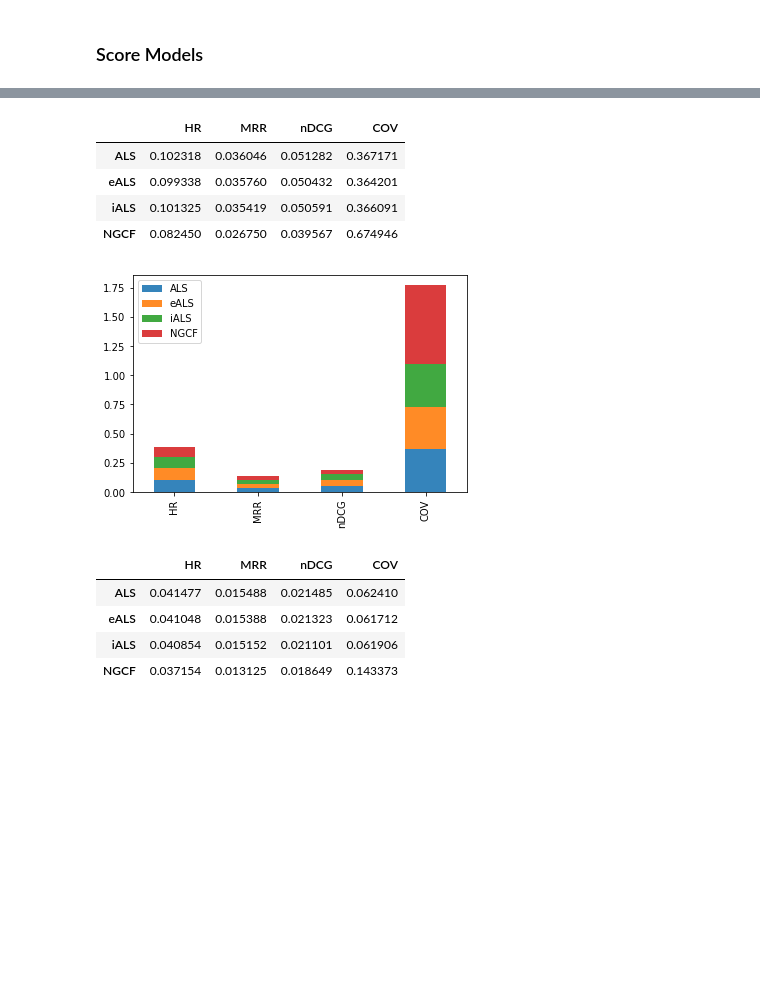
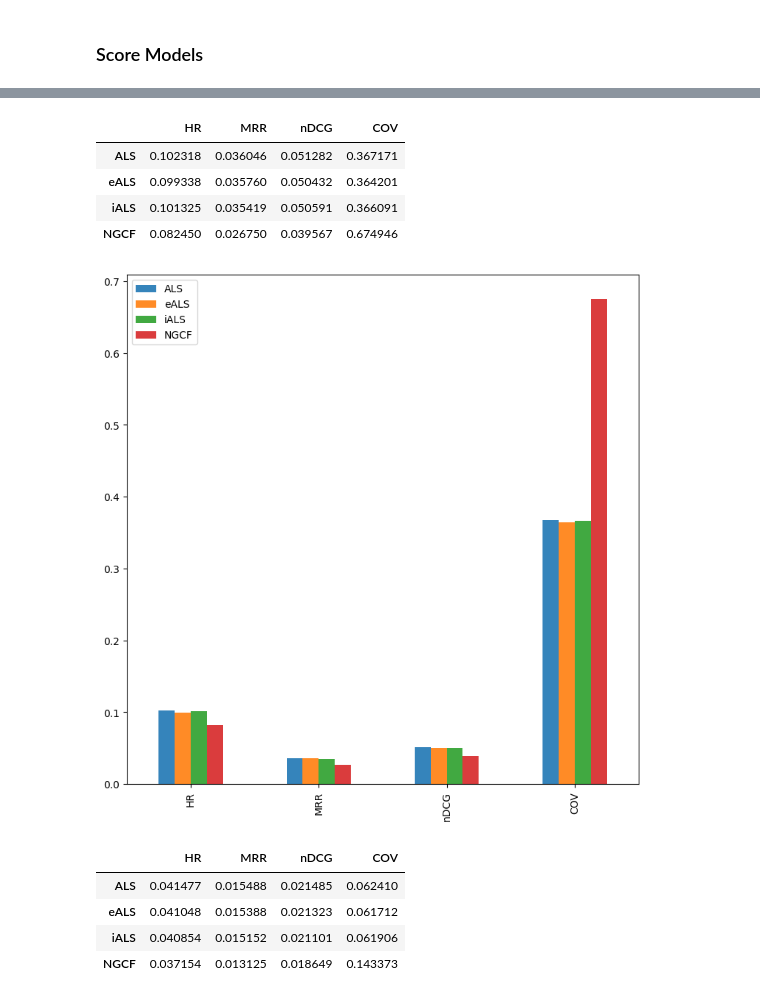
Before and after one commit to Mr6one/recsys-project-2023, a Jupyter notebook: notebooks/experiments.ipynb, the cells around one changed output, grey strips where cells are left out. Saved outputs shown, nothing was run; the diff lists cells and outputs as text; code cells hidden in the pictures; blank space fills up the shorter version.

```diff
--- a/notebooks/experiments.ipynb
+++ b/notebooks/experiments.ipynb
@@ -82,12 +88,12 @@ scores_movielens.style.background_gradient()
 # %%
-get_table_barplot(scores_movielens)
+get_table_barplot(scores_movielens, stacked=False, figsize=(9, 9))
 # %% [output]
 |  | HR | MRR | nDCG | COV |
 | ALS | 0.102318 | 0.036046 | 0.051282 | 0.367171 |
 | eALS | 0.099338 | 0.035760 | 0.050432 | 0.364201 |
 | iALS | 0.101325 | 0.035419 | 0.050591 | 0.366091 |
 | NGCF | 0.082450 | 0.026750 | 0.039567 | 0.674946 |
-[figure, old version]
+[figure, new version]
 # %%
 scores_yelp = score_models(models_yelp, holdout_yelp, testset_yelp, data_description_yelp)
 scores_yelp.style.background_gradient()
```
Also changed, not shown: parts of 11 cells of this notebook.
